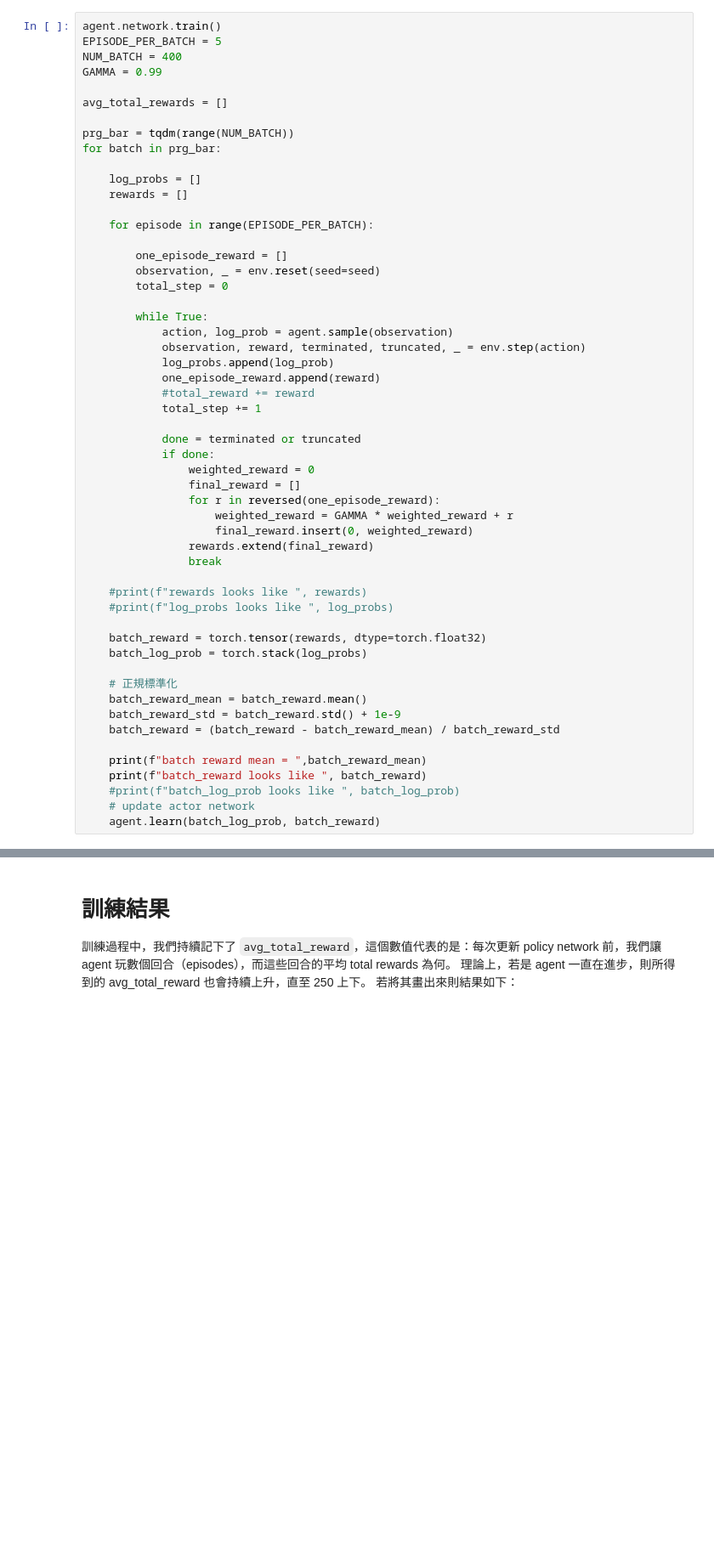
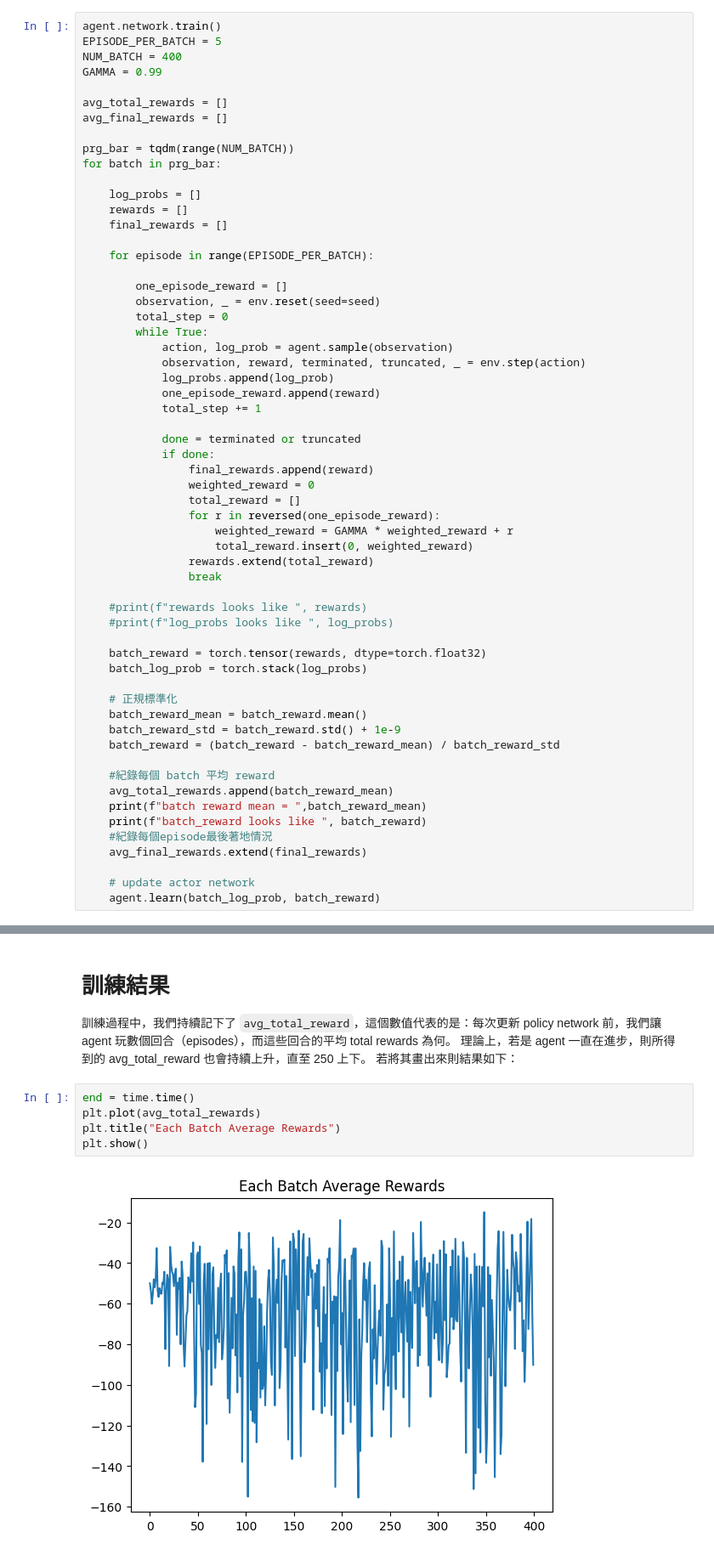
Before and after one commit to lollipop6370/ML2021, a Jupyter notebook: hw12_reinforcement_learning.ipynb, the cells around one changed output, grey strips where cells are left out. Shown: that part at 85% size. Cells and saved outputs as stored; diff of their text form; blank space fills up the shorter version.

```diff
--- a/hw12_reinforcement_learning.ipynb
+++ b/hw12_reinforcement_learning.ipynb
@@ -252,35 +252,36 @@ NUM_BATCH = 400
 GAMMA = 0.99
 
 avg_total_rewards = []
+avg_final_rewards = []
 
 prg_bar = tqdm(range(NUM_BATCH))
 for batch in prg_bar:
 
     log_probs = []
     rewards = []
+    final_rewards = []
 
     for episode in range(EPISODE_PER_BATCH):
 
         one_episode_reward = []
         observation, _ = env.reset(seed=seed)
         total_step = 0
-
         while True:
             action, log_prob = agent.sample(observation)
             observation, reward, terminated, truncated, _ = env.step(action)
             log_probs.append(log_prob)
             one_episode_reward.append(reward)
-            #total_reward += reward
             total_step += 1
 
             done = terminated or truncated
             if done:
+                final_rewards.append(reward)
                 weighted_reward = 0
-                final_reward = []
+                total_reward = []
                 for r in reversed(one_episode_reward):
                     weighted_reward = GAMMA * weighted_reward + r
-                    final_reward.insert(0, weighted_reward)
-                rewards.extend(final_reward)
+                    total_reward.insert(0, weighted_reward)
+                rewards.extend(total_reward)
                 break
 
     #print(f"rewards looks like ", rewards)
@@ -294,9 +295,13 @@ for batch in prg_bar:
     batch_reward_std = batch_reward.std() + 1e-9
     batch_reward = (batch_reward - batch_reward_mean) / batch_reward_std
 
+    #紀錄每個 batch 平均 reward
+    avg_total_rewards.append(batch_reward_mean)
     print(f"batch reward mean = ",batch_reward_mean)
     print(f"batch_reward looks like ", batch_reward)
-    #print(f"batch_log_prob looks like ", batch_log_prob)
+    #紀錄每個episode最後著地情況
+    avg_final_rewards.extend(final_rewards)
+
     # update actor network
     agent.learn(batch_log_prob, batch_reward)
 # %% [output]
@@ -320,3 +325,10 @@ for batch in prg_bar:
 # %% [markdown]
 # 訓練結果
 訓練過程中，我們持續記下了 `avg_total_reward`，這個數值代表的是：每次更新 policy network 前，我們讓 agent 玩數個回合（episodes），而這些回合的平均 total rewards 為何。 理論上，若是 agent 一直在進步，則所得到的 avg_total_reward 也會持續上升，直至 250 上下。 若將其畫出來則結果如下：
+# %%
+end = time.time()
+plt.plot(avg_total_rewards)
+plt.title("Each Batch Average Rewards")
+plt.show()
+# %% [output]
+[figure, added]
```
Also changed, not shown: parts of 13 cells of this notebook.
